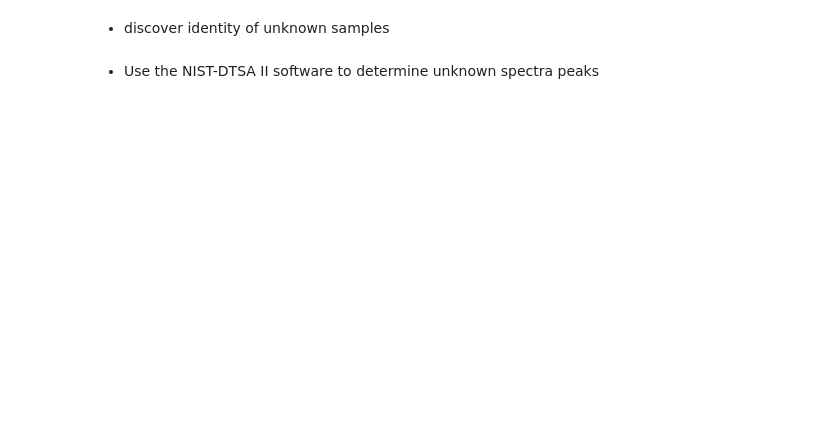
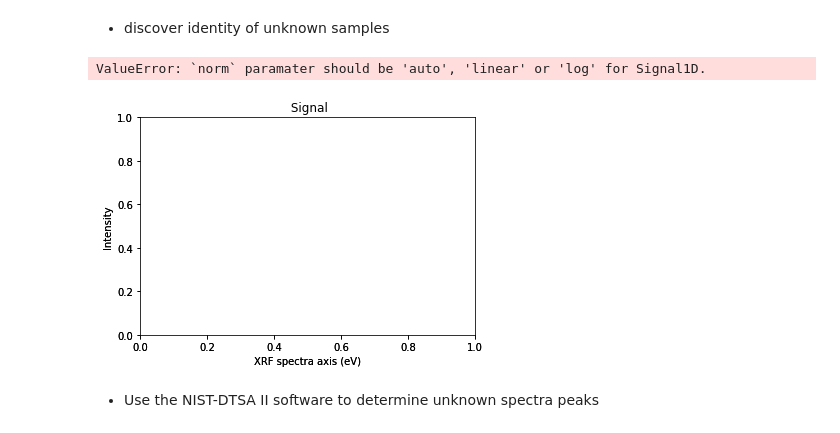
Before and after one commit to thevincentlan/NIST_PREP_SUMMER_2020, a Jupyter notebook: NIST_PREP_SUMMER_2020.ipynb, the cells around one changed output. Saved outputs shown, nothing was run; the diff lists cells and outputs as text; code cells hidden in the pictures; blank space fills up the shorter version.

```diff
--- a/NIST_PREP_SUMMER_2020.ipynb
+++ b/NIST_PREP_SUMMER_2020.ipynb
@@ -141,19 +165,22 @@ for file in spx_files:
 - discover identity of unknown samples
 # %%
     for i in range (1, 6):
-        elements = ['S','Ca', 'Ti', 'Fe', 'Cr', 'Ni', 'As', 'Kr', 'Mo']
+        elements = ['S','Ca', 'Ti', 'Fe', 'Cr', 'Ni', 'Pb', 'Mo', 'V']
         UNK_directory = os.path.join('Unknown', '20200807_unknown_' + str(i) + '.spx')
         UNK = bruker_io.FittingData(UNK_directory)
         bruker_io.bruker_spx_import(UNK)
         UNK_XRF = hs.signals.EDSSEMSpectrum(UNK.channels)
         UNK_XRF.set_microscope_parameters(50000)
         UNK_XRF.axes_manager[0].name = 'XRF spectra'
         UNK_XRF.axes_manager[0].offset = UNK.calibration_abs
         UNK_XRF.axes_manager[0].scale = UNK.calibration_lin
         UNK_XRF.axes_manager[0].units = 'eV'
         UNK_XRF.add_elements(elements)
         UNK_XRF.crop_signal1D(300, 2300)
         UNK_XRF.plot(True)
+# %% [output]
+ValueError: `norm` paramater should be 'auto', 'linear' or 'log' for Signal1D.
+[figure, added]
 # %% [markdown]
 - Use the NIST-DTSA II software to determine unknown spectra peaks
 # %%
```
Also changed, not shown: parts of 11 cells of this notebook, 1 other file.
